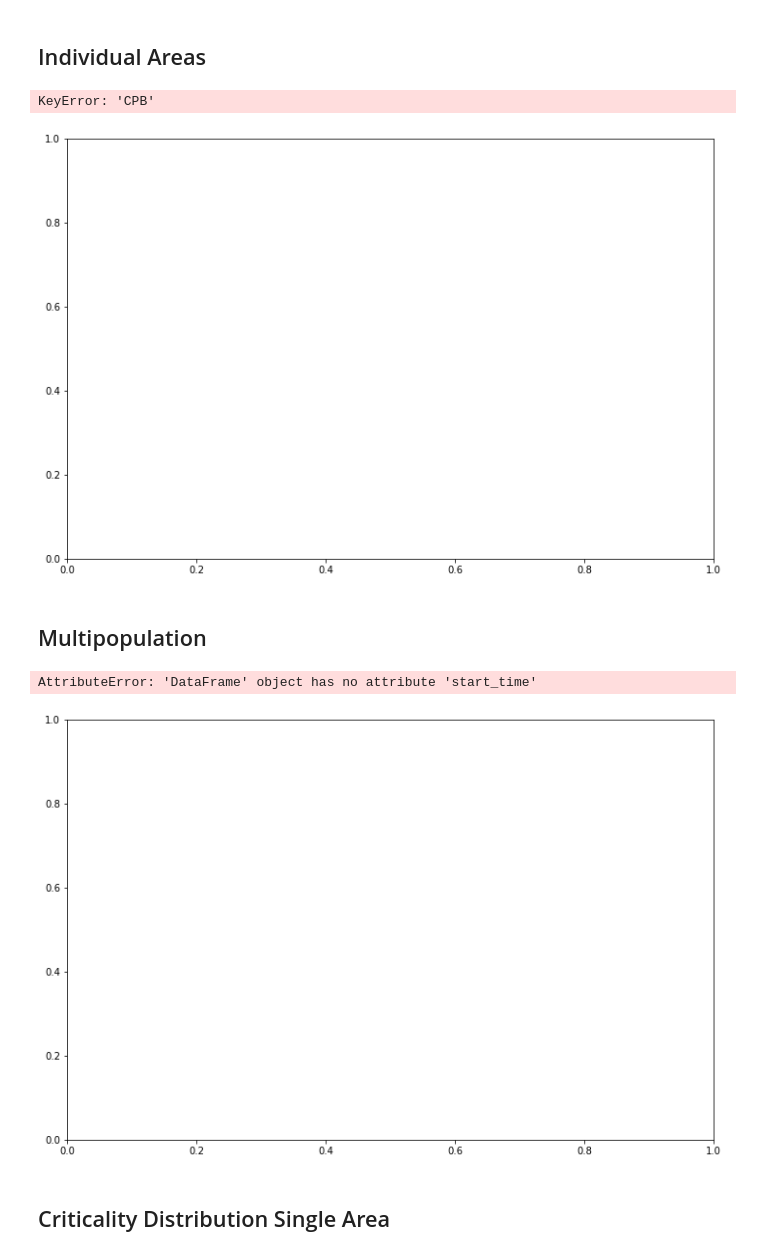
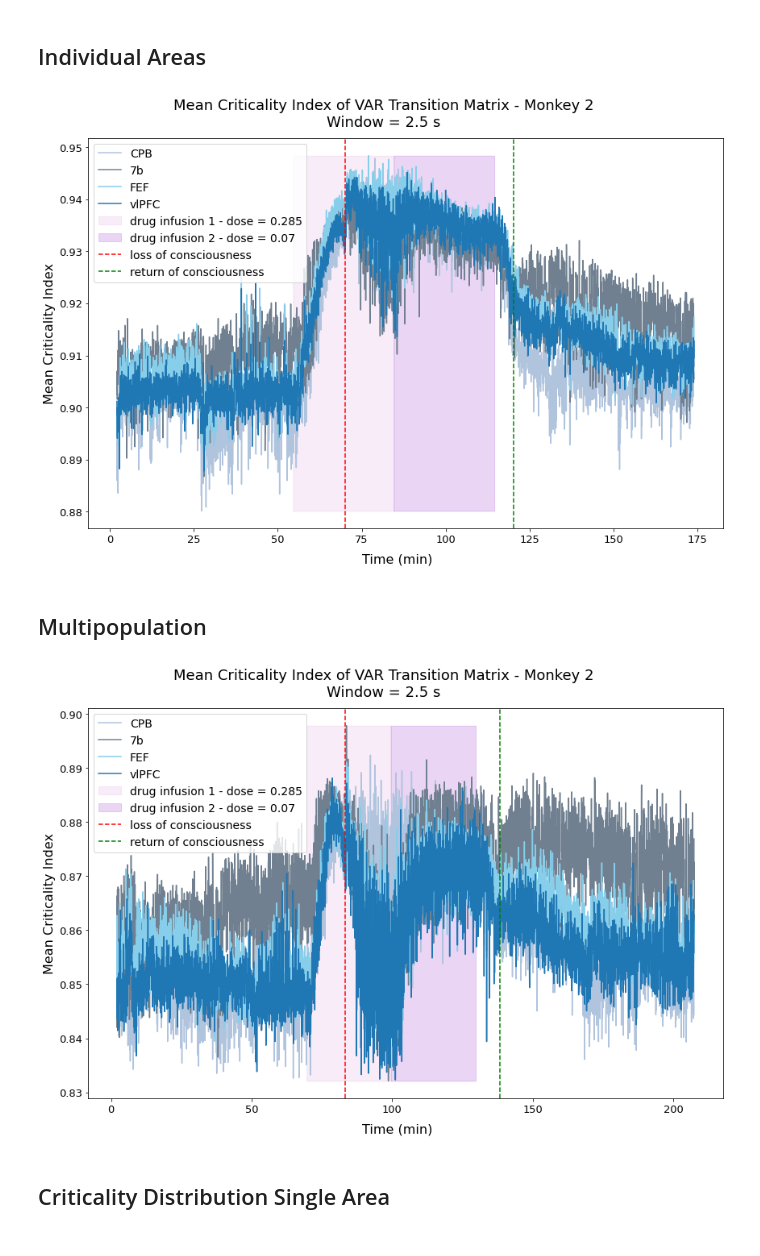
Before and after one commit to adamjeisen/ChaoticConsciousness, a Jupyter notebook: _sandbox/propofol/VAR/2021-11-30 - Plot and Test VAR.ipynb, the cells around one changed output. Saved outputs shown, nothing was run; the diff lists cells and outputs as text; code cells hidden in the pictures.

Commit message:
Updated multiprocessing and plotting all processed data.

```diff
--- a/_sandbox/propofol/VAR/2021-11-30 - Plot and Test VAR.ipynb
+++ b/_sandbox/propofol/VAR/2021-11-30 - Plot and Test VAR.ipynb
@@ -23,14 +24,16 @@ from utils import get_result_path, load, save
 # %%
-session = 'Mary-Anesthesia-20160809-01'
+## propofolPuffTone
+# session = 'Mary-Anesthesia-20160809-01'
+# session = 'MrJones-Anesthesia-20160105-01'
+session = 'MrJones-Anesthesia-20160113-01'
+
+## propofolWakeup
 # session = 'Mary-Anesthesia-20170203-02'
 # %% [markdown]
 ## Load Neural Data
 # %%
-all_data_dir = f"/om/user/eisenaj/ChaoticConsciousness/data"
-for (dirpath, dirnames, filenames) in os.walk(all_data_dir):
-    if f"{session}.mat" in filenames:
-        data_class = os.path.basename(dirpath)
-        break
+all_data_dir = f"/om/user/eisenaj/datasets/anesthesia/mat"
+data_class = get_data_class(session, all_data_dir)
 # %%
 filename = os.path.join(all_data_dir, data_class, f'{session}.mat')
 print("Loading data ...")
@@ -54,7 +57,12 @@ VAR_results_dir = get_result_path(VAR_all_results_dir, session, window, stride)
 # %%
 VAR_results = {}
 for file in tqdm(os.listdir(VAR_results_dir)):
-    VAR_results[file] = load(os.path.join(VAR_results_dir, file))
+    try:
+        VAR_results[file] = load(os.path.join(VAR_results_dir, file))
+    except IsADirectoryError:
+        print(f"Need to compile {os.path.join(VAR_results_dir, file)}")
+        # compile results
+        VAR_results[file] = compile_folder(os.path.join(VAR_results_dir, file))
 # %% [markdown]
 # Plot
 # %% [markdown]
@@ -65,40 +73,39 @@ ax = plt.gca()
 
 min_val = np.Inf
 max_val = -np.Inf
-# for area, c in [('CPB', 'lightsteelblue'), ('7b', 'slategray'), ('FEF', 'skyblue'), ('vlPFC', 'C0')]:
-for area, c in [('CPB', 'lightsteelblue'), ('7b', 'slategray'), ('FEF', 'skyblue'), ('vlPFC', 'C0'), ('Thal', 'midnightblue')]:
+for area, c in [('CPB', 'lightsteelblue'), ('7b', 'slategray'), ('FEF', 'skyblue'), ('vlPFC', 'C0')]:
+# for area, c in [('CPB', 'lightsteelblue'), ('7b', 'slategray'), ('FEF', 'skyblue'), ('vlPFC', 'C0'), ('Thal', 'midnightblue')]:
 # for area, c in [('vlPFC', 'C0')]:
     start_times = VAR_results[area].start_time/60
     criticality_inds = VAR_results[area].criticality_inds.apply(lambda x: x.mean())
     start_ind = 50
     start_times = start_times[start_ind:]
     criticality_inds = criticality_inds[start_ind:]
     ax.plot(start_times, criticality_inds, label=area, c=c)
 
     if criticality_inds.min() < min_val:
         min_val = criticality_inds.min()
     if criticality_inds.max() > max_val:
         max_val = criticality_inds.max()
 
 # min_val = criticality_inds.min()
 # max_val = criticality_inds.max()
 ax.fill_between(np.arange(session_info['drugStart'][0], session_info['drugEnd'][0], stride)/60,
                                 min_val, max_val, color='plum', alpha=0.2, label=f"drug infusion 1 - dose = {session_info['drugDose'][0]}")
 ax.fill_between(np.arange(session_info['drugStart'][1], session_info['drugEnd'][1], stride)/60,
                         min_val, max_val, color='darkorchid', alpha=0.2, label=f"drug infusion 2 - dose = {session_info['drugDose'][1]}")
 
 plt.axvline(session_info['eyesClose'][-1]/60 if isinstance(session_info['eyesClose'], np.ndarray) else session_info['eyesClose']/60, linestyle='--', c='red', label="loss of consciousness")
 plt.axvline(session_info['eyesOpen'][-1]/60 if isinstance(session_info['eyesOpen'], np.ndarray) else session_info['eyesOpen']/60, linestyle='--', c='green', label="return of consciousness")
 ax.legend(fontsize=14)
 fig.text(0.52, -0.02, 'Time (min)', ha='center', fontsize=16)
 ax.set_ylabel('Mean Criticality Index', fontsize=16)
 ax.tick_params(labelsize=13)
 plt.suptitle(f"Mean Criticality Index of VAR Transition Matrix - Monkey {1 if 'Mary' in session else 2}\nWindow = {window} s", fontsize=18)
 plt.tight_layout()
 plt.show()
 # %% [output]
-KeyError: 'CPB'
-[figure, old version]
+[figure, new version]
 # %% [markdown]
 ## Multipopulation
 # %%
@@ -107,7 +114,8 @@ ax = plt.gca()
 
 min_val = np.Inf
 max_val = -np.Inf
-for area, c in [('CPB', 'lightsteelblue'), ('7b', 'slategray'), ('FEF', 'skyblue'), ('vlPFC', 'C0'), ('Thal', 'midnightblue')]:
+for area, c in [('CPB', 'lightsteelblue'), ('7b', 'slategray'), ('FEF', 'skyblue'), ('vlPFC', 'C0')]:
+# for area, c in [('CPB', 'lightsteelblue'), ('7b', 'slategray'), ('FEF', 'skyblue'), ('vlPFC', 'C0'), ('Thal', 'midnightblue')]:
     start_times = VAR_results['all'].start_time/60
     unit_indices = np.where(electrode_info['area'] == area)[0]
 
@@ -144,8 +152,7 @@ plt.suptitle(f"Mean Criticality Index of VAR Transition Matrix - Monkey {1 if 'M
 plt.tight_layout()
 plt.show()
 # %% [output]
-AttributeError: 'DataFrame' object has no attribute 'start_time'
-[figure, old version]
+[figure, new version]
 # %% [markdown]
 ## Criticality Distribution Single Area
 # %%
```
Also changed, not shown: parts of 4 cells of this notebook, 5 other files.
